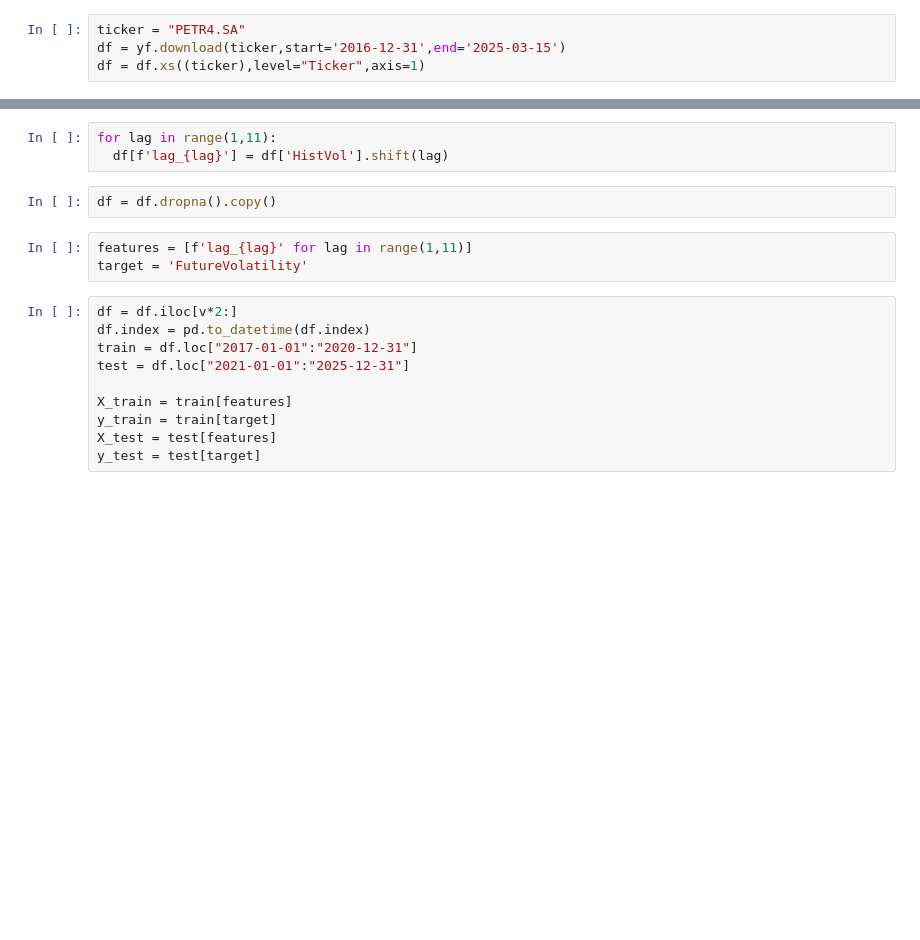
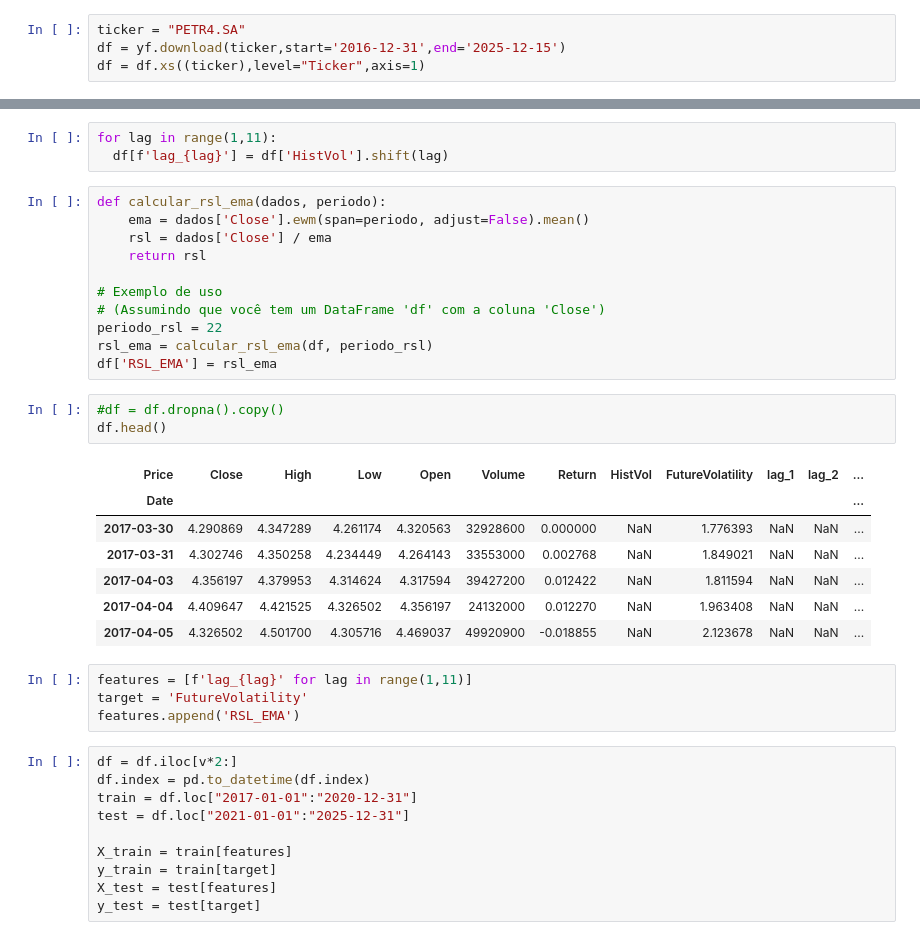
Before and after one commit to leandrocandida/CleanArch, a Jupyter notebook: Untitled10.ipynb, the cells around one changed output, grey strips where cells are left out. Drawn from its saved outputs; the diff is of its cells as text; blank space fills up the shorter version.

```diff
--- a/Untitled10.ipynb
+++ b/Untitled10.ipynb
@@ -9,7 +9,7 @@ import plotly.graph_objects as go
 from plotly.subplots import make_subplots
 # %%
 ticker = "PETR4.SA"
-df = yf.download(ticker,start='2016-12-31',end='2025-03-15')
+df = yf.download(ticker,start='2016-12-31',end='2025-12-15')
 df = df.xs((ticker),level="Ticker",axis=1)
 # %% [output]
 [*********************100%***********************]  1 of 1 completed
@@ -23,11 +23,32 @@ df['FutureVolatility'] = df['HistVol'].shift(-v)
 # %%
 for lag in range(1,11):
   df[f'lag_{lag}'] = df['HistVol'].shift(lag)
+# %%
+def calcular_rsl_ema(dados, periodo):
+    ema = dados['Close'].ewm(span=periodo, adjust=False).mean()
+    rsl = dados['Close'] / ema
+    return rsl
+
+# Exemplo de uso
+# (Assumindo que você tem um DataFrame 'df' com a coluna 'Close')
+periodo_rsl = 22
+rsl_ema = calcular_rsl_ema(df, periodo_rsl)
+df['RSL_EMA'] = rsl_ema
 # %%
-df = df.dropna().copy()
+#df = df.dropna().copy()
+df.head()
+# %% [output]
+| Price | Close | High | Low | Open | Volume | Return | HistVol | FutureVolatility | lag_1 | lag_2 | ... |
+| Date |  |  |  |  |  |  |  |  |  |  | ... |
+| 2017-03-30 | 4.290869 | 4.347289 | 4.261174 | 4.320563 | 32928600 | 0.000000 | NaN | 1.776393 | NaN | NaN | ... |
+| 2017-03-31 | 4.302746 | 4.350258 | 4.234449 | 4.264143 | 33553000 | 0.002768 | NaN | 1.849021 | NaN | NaN | ... |
+| 2017-04-03 | 4.356197 | 4.379953 | 4.314624 | 4.317594 | 39427200 | 0.012422 | NaN | 1.811594 | NaN | NaN | ... |
+| 2017-04-04 | 4.409647 | 4.421525 | 4.326502 | 4.356197 | 24132000 | 0.012270 | NaN | 1.963408 | NaN | NaN | ... |
+| 2017-04-05 | 4.326502 | 4.501700 | 4.305716 | 4.469037 | 49920900 | -0.018855 | NaN | 2.123678 | NaN | NaN | ... |
 # %%
 features = [f'lag_{lag}' for lag in range(1,11)]
 target = 'FutureVolatility'
+features.append('RSL_EMA')
 # %%
 df = df.iloc[v*2:]
 df.index = pd.to_datetime(df.index)
```
Also changed, not shown: parts of 5 cells of this notebook.
